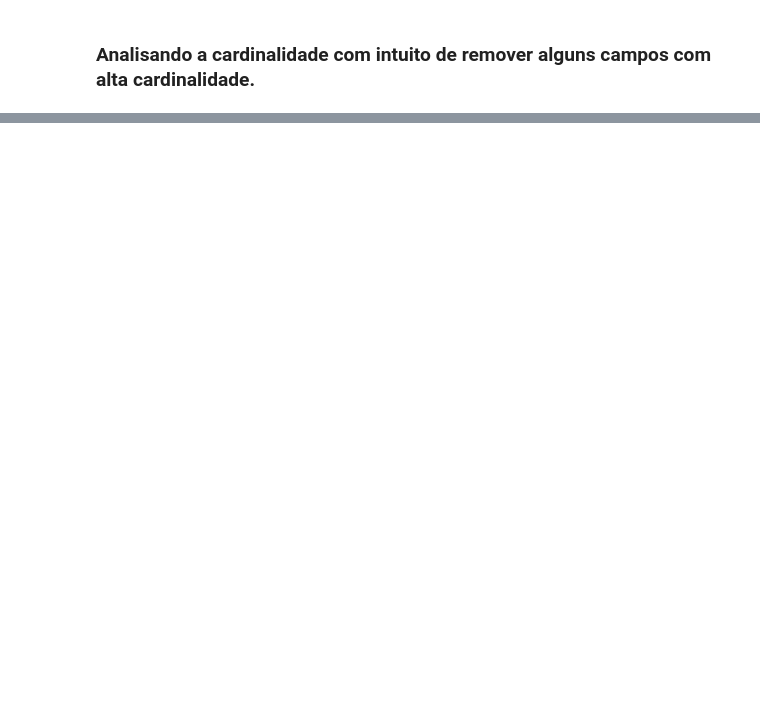
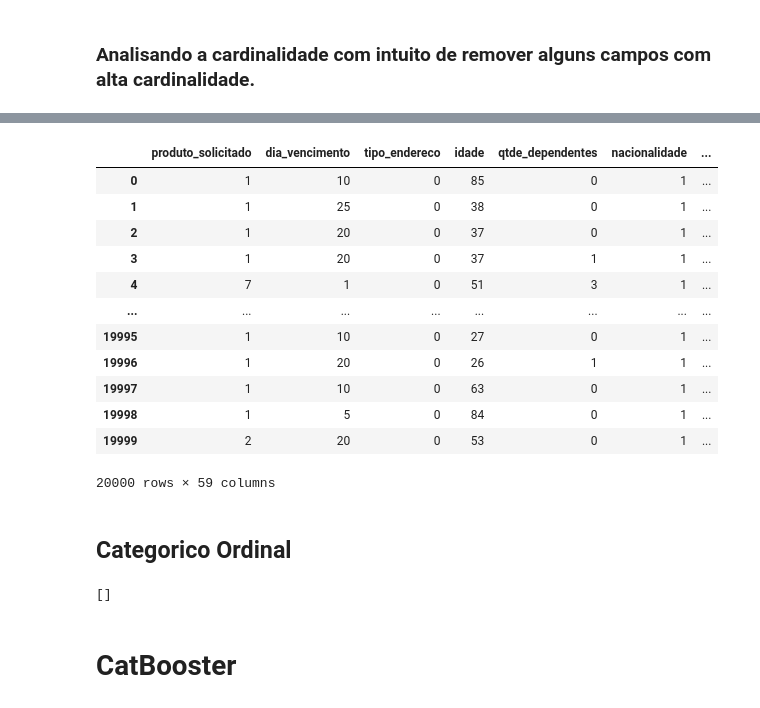
Before and after one commit to phelipefrancesco/-UFRJ-EEL891---2021.01---Trabalho-2, a Jupyter notebook: eel891_trabalho1.ipynb, the cells around one changed output, grey strips where cells are left out. Drawn from its saved outputs; the diff is of its cells as text; code cells hidden in the pictures; blank space fills up the shorter version.

```diff
--- a/eel891_trabalho1.ipynb
+++ b/eel891_trabalho1.ipynb
@@ -135,0 +305,35 @@ colunas_categorias_nominais_restantes = [x for x in colunas_categorias_nominais_
+# %%
+from sklearn import preprocessing
+
+
+if training:
+    one_hot_encoder = preprocessing.OneHotEncoder(handle_unknown="ignore")
+    one_hot_encoder.fit(df[cols])
+
+one_hot_encoded_columns = one_hot_encoder.transform(df[cols]).toarray()
+# one_hot_encoder.get_feature_names()
+
+ohe_df = pd.DataFrame(one_hot_encoded_columns, columns=one_hot_encoder.get_feature_names())
+
+df = pd.concat([df.reset_index(drop=True), ohe_df], axis=1).drop(cols, axis=1)
+df
+# %% [output]
+|  | produto_solicitado | dia_vencimento | tipo_endereco | idade | qtde_dependentes | nacionalidade | ... |
+| 0 | 1 | 10 | 0 | 85 | 0 | 1 | ... |
+| 1 | 1 | 25 | 0 | 38 | 0 | 1 | ... |
+| 2 | 1 | 20 | 0 | 37 | 0 | 1 | ... |
+| 3 | 1 | 20 | 0 | 37 | 1 | 1 | ... |
+| 4 | 7 | 1 | 0 | 51 | 3 | 1 | ... |
+| ... | ... | ... | ... | ... | ... | ... | ... |
+| 19995 | 1 | 10 | 0 | 27 | 0 | 1 | ... |
+| 19996 | 1 | 20 | 0 | 26 | 1 | 1 | ... |
+| 19997 | 1 | 10 | 0 | 63 | 0 | 1 | ... |
+| 19998 | 1 | 5 | 0 | 84 | 0 | 1 | ... |
+| 19999 | 2 | 20 | 0 | 53 | 0 | 1 | ... |
+20000 rows × 59 columns
+# %% [markdown]
+## Categorico Ordinal
+# %%
+[]
+# %% [output]
+[]
@@ -135,0 +358,2 @@ colunas_categorias_nominais_restantes = [x for x in colunas_categorias_nominais_
+# %% [markdown]
+# CatBooster
```
Also changed, not shown: parts of 45 cells of this notebook, 7 other files.
